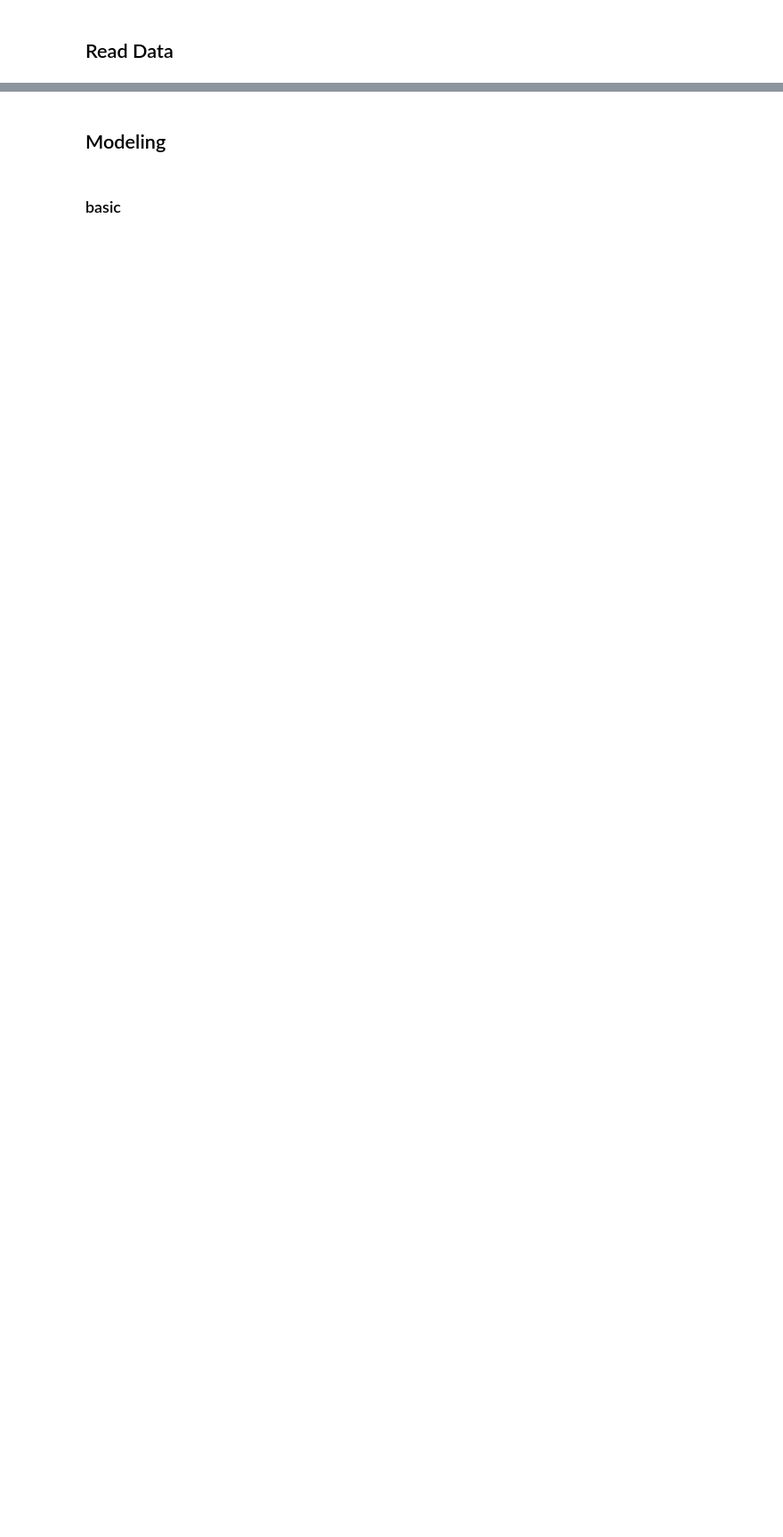
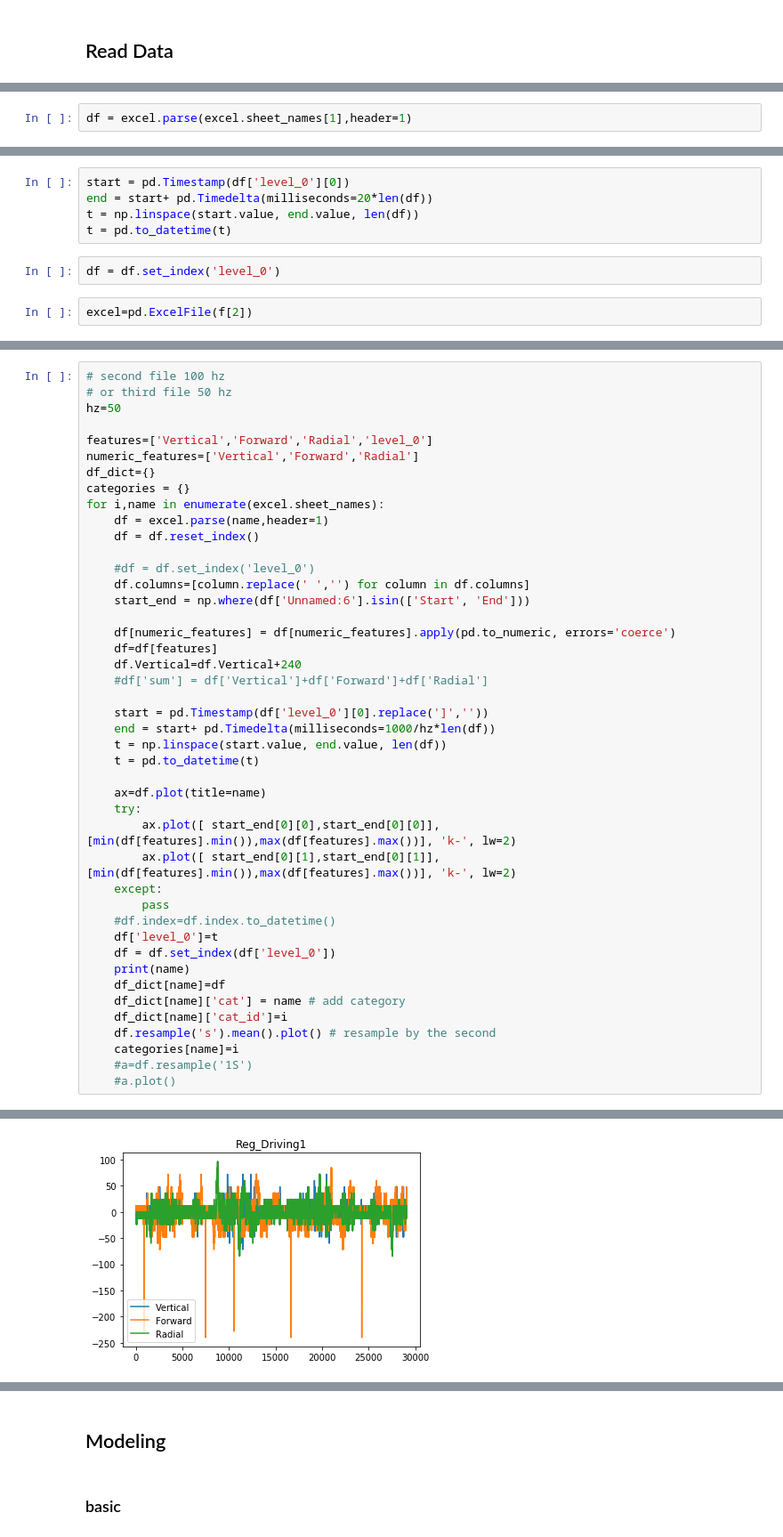
Before and after one commit to lirazch/RoadTrackACC, a Jupyter notebook: mainRoadTrackNotebook.ipynb, the cells around one changed output, grey strips where cells are left out. Shown at 89% size. Drawn from its saved outputs; the diff is of its cells as text; blank space fills up the shorter version.

```diff
--- a/mainRoadTrackNotebook.ipynb
+++ b/mainRoadTrackNotebook.ipynb
@@ -23,0 +38,2 @@ excel=pd.ExcelFile(f[0])
+# %%
+df = excel.parse(excel.sheet_names[1],header=1)
@@ -23,0 +44,9 @@ excel=pd.ExcelFile(f[0])
+# %%
+start = pd.Timestamp(df['level_0'][0])
+end = start+ pd.Timedelta(milliseconds=20*len(df))
+t = np.linspace(start.value, end.value, len(df))
+t = pd.to_datetime(t)
+# %%
+df = df.set_index('level_0')
+# %%
+excel=pd.ExcelFile(f[2])
@@ -23,0 +57,45 @@ excel=pd.ExcelFile(f[0])
+# %%
+# second file 100 hz
+# or third file 50 hz
+hz=50
+
+features=['Vertical','Forward','Radial','level_0']
+numeric_features=['Vertical','Forward','Radial']
+df_dict={}
+categories = {}
+for i,name in enumerate(excel.sheet_names):
+    df = excel.parse(name,header=1)
+    df = df.reset_index()
+
+    #df = df.set_index('level_0')
+    df.columns=[column.replace(' ','') for column in df.columns]
+    start_end = np.where(df['Unnamed:6'].isin(['Start', 'End']))
+
+    df[numeric_features] = df[numeric_features].apply(pd.to_numeric, errors='coerce')
+    df=df[features]
+    df.Vertical=df.Vertical+240
+    #df['sum'] = df['Vertical']+df['Forward']+df['Radial']
+
+    start = pd.Timestamp(df['level_0'][0].replace(']',''))
+    end = start+ pd.Timedelta(milliseconds=1000/hz*len(df))
+    t = np.linspace(start.value, end.value, len(df))
+    t = pd.to_datetime(t)
+
+    ax=df.plot(title=name)
+    try:
+        ax.plot([ start_end[0][0],start_end[0][0]], [min(df[features].min()),max(df[features].max())], 'k-', lw=2)
+        ax.plot([ start_end[0][1],start_end[0][1]], [min(df[features].min()),max(df[features].max())], 'k-', lw=2)
+    except:
+        pass
+    #df.index=df.index.to_datetime()
+    df['level_0']=t
+    df = df.set_index(df['level_0'])
+    print(name)
+    df_dict[name]=df
+    df_dict[name]['cat'] = name # add category
+    df_dict[name]['cat_id']=i
+    df.resample('s').mean().plot() # resample by the second
+    categories[name]=i
+    #a=df.resample('1S')
+    #a.plot()
+# %% [output]
@@ -23,0 +111 @@ excel=pd.ExcelFile(f[0])
+[figure, added]
```
Also changed, not shown: parts of 56 cells of this notebook, 1 other file.
